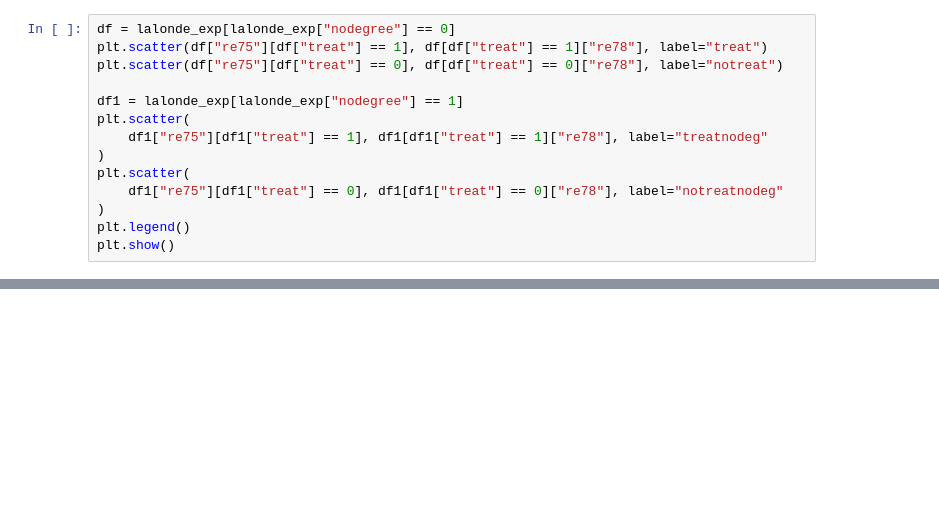
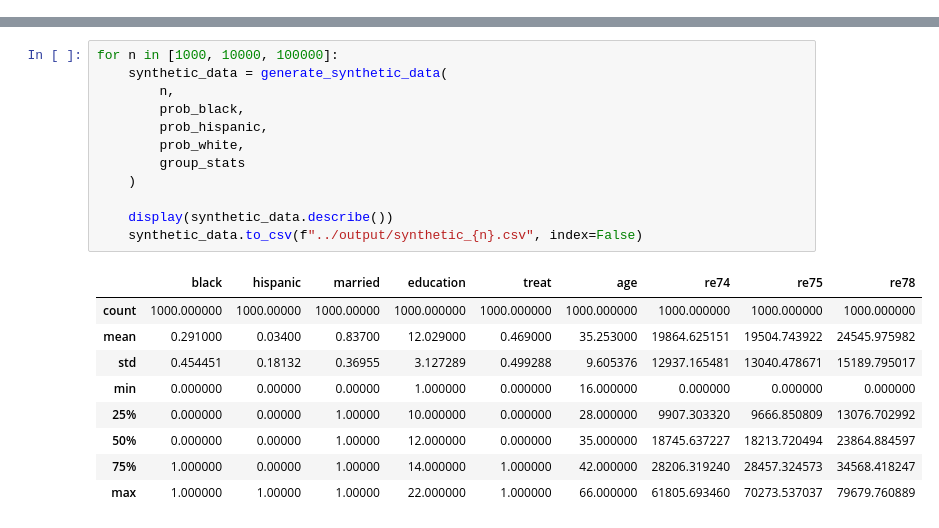
Before and after one commit to cs396s24/Proj-Job-Training, a Jupyter notebook: synthetic/synthetic.ipynb, the cells around one changed output, grey strips where cells are left out. Cells and saved outputs as stored; diff of their text form; blank space fills up the shorter version.

```diff
--- a/synthetic/synthetic.ipynb
+++ b/synthetic/synthetic.ipynb
@@ -50,14 +0,0 @@ plt.show()
-# %%
-df = lalonde_exp[lalonde_exp["nodegree"] == 0]
-plt.scatter(df["re75"][df["treat"] == 1], df[df["treat"] == 1]["re78"], label="treat")
-plt.scatter(df["re75"][df["treat"] == 0], df[df["treat"] == 0]["re78"], label="notreat")
-
-df1 = lalonde_exp[lalonde_exp["nodegree"] == 1]
-plt.scatter(
-    df1["re75"][df1["treat"] == 1], df1[df1["treat"] == 1]["re78"], label="treatnodeg"
-)
-plt.scatter(
-    df1["re75"][df1["treat"] == 0], df1[df1["treat"] == 0]["re78"], label="notreatnodeg"
-)
-plt.legend()
-plt.show()
@@ -259,0 +85,22 @@ synthetic_data[synthetic_data["black"] == 0][synthetic_data["hispanic"] == 0][
+# %%
+for n in [1000, 10000, 100000]:
+    synthetic_data = generate_synthetic_data(
+        n,
+        prob_black,
+        prob_hispanic,
+        prob_white,
+        group_stats
+    )
+
+    display(synthetic_data.describe())
+    synthetic_data.to_csv(f"../output/synthetic_{n}.csv", index=False)
+# %% [output]
+|  | black | hispanic | married | education | treat | age | re74 | re75 | re78 |
+| count | 1000.000000 | 1000.00000 | 1000.00000 | 1000.000000 | 1000.000000 | 1000.000000 | 1000.000000 | 1000.000000 | 1000.000000 |
+| mean | 0.291000 | 0.03400 | 0.83700 | 12.029000 | 0.469000 | 35.253000 | 19864.625151 | 19504.743922 | 24545.975982 |
+| std | 0.454451 | 0.18132 | 0.36955 | 3.127289 | 0.499288 | 9.605376 | 12937.165481 | 13040.478671 | 15189.795017 |
+| min | 0.000000 | 0.00000 | 0.00000 | 1.000000 | 0.000000 | 16.000000 | 0.000000 | 0.000000 | 0.000000 |
+| 25% | 0.000000 | 0.00000 | 1.00000 | 10.000000 | 0.000000 | 28.000000 | 9907.303320 | 9666.850809 | 13076.702992 |
+| 50% | 0.000000 | 0.00000 | 1.00000 | 12.000000 | 0.000000 | 35.000000 | 18745.637227 | 18213.720494 | 23864.884597 |
+| 75% | 1.000000 | 0.00000 | 1.00000 | 14.000000 | 1.000000 | 42.000000 | 28206.319240 | 28457.324573 | 34568.418247 |
+| max | 1.000000 | 1.00000 | 1.00000 | 22.000000 | 1.000000 | 66.000000 | 61805.693460 | 70273.537037 | 79679.760889 |
```
Also changed, not shown: parts of 25 cells of this notebook, 7 other files.
